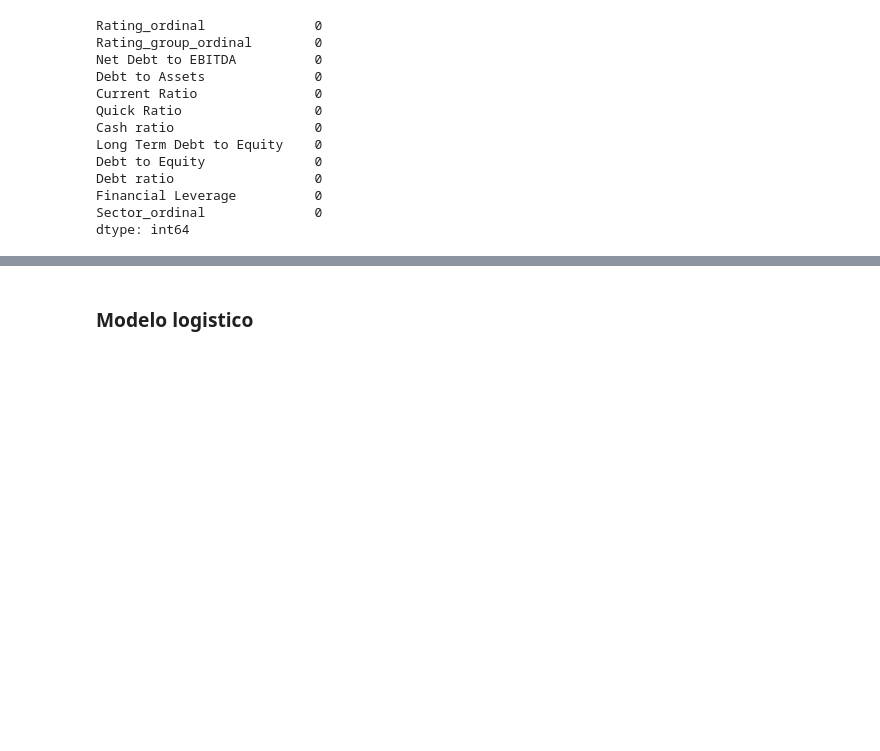
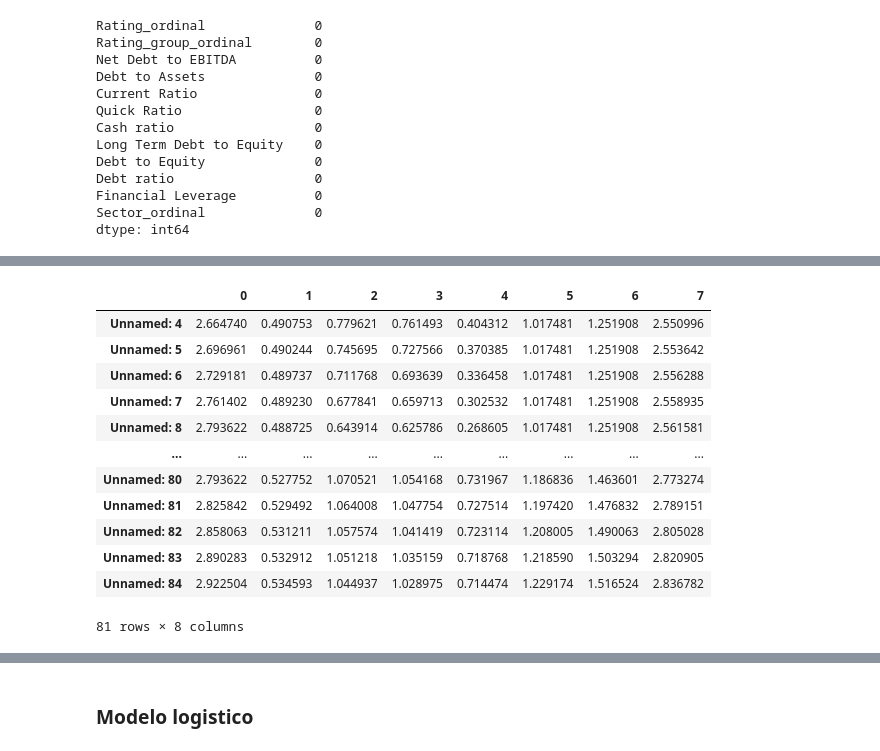
Before and after one commit to RubenPhy/rating_analisis, a Jupyter notebook: 5_use_the_model.ipynb, the cells around one changed output, grey strips where cells are left out. Drawn from its saved outputs; the diff is of its cells as text; code cells hidden in the pictures; blank space fills up the shorter version.

```diff
--- a/5_use_the_model.ipynb
+++ b/5_use_the_model.ipynb
@@ -119,0 +136,19 @@ dtype: int64
+# %%
+# read the Datos Analisis rating.xlsx from column E to CG and from row 16 to 23, no columns
+df_analisis = pd.read_excel('Datos Analisis rating.xlsx', usecols="E:CG", skiprows=14, nrows=8)
+df_analisis = df_analisis.transpose()
+df_analisis
+# %% [output]
+|  | 0 | 1 | 2 | 3 | 4 | 5 | 6 | 7 |
+| Unnamed: 4 | 2.664740 | 0.490753 | 0.779621 | 0.761493 | 0.404312 | 1.017481 | 1.251908 | 2.550996 |
+| Unnamed: 5 | 2.696961 | 0.490244 | 0.745695 | 0.727566 | 0.370385 | 1.017481 | 1.251908 | 2.553642 |
+| Unnamed: 6 | 2.729181 | 0.489737 | 0.711768 | 0.693639 | 0.336458 | 1.017481 | 1.251908 | 2.556288 |
+| Unnamed: 7 | 2.761402 | 0.489230 | 0.677841 | 0.659713 | 0.302532 | 1.017481 | 1.251908 | 2.558935 |
+| Unnamed: 8 | 2.793622 | 0.488725 | 0.643914 | 0.625786 | 0.268605 | 1.017481 | 1.251908 | 2.561581 |
+| ... | ... | ... | ... | ... | ... | ... | ... | ... |
+| Unnamed: 80 | 2.793622 | 0.527752 | 1.070521 | 1.054168 | 0.731967 | 1.186836 | 1.463601 | 2.773274 |
+| Unnamed: 81 | 2.825842 | 0.529492 | 1.064008 | 1.047754 | 0.727514 | 1.197420 | 1.476832 | 2.789151 |
+| Unnamed: 82 | 2.858063 | 0.531211 | 1.057574 | 1.041419 | 0.723114 | 1.208005 | 1.490063 | 2.805028 |
+| Unnamed: 83 | 2.890283 | 0.532912 | 1.051218 | 1.035159 | 0.718768 | 1.218590 | 1.503294 | 2.820905 |
+| Unnamed: 84 | 2.922504 | 0.534593 | 1.044937 | 1.028975 | 0.714474 | 1.229174 | 1.516524 | 2.836782 |
+81 rows × 8 columns
```
Also changed, not shown: parts of 22 cells of this notebook, 3 other files.
